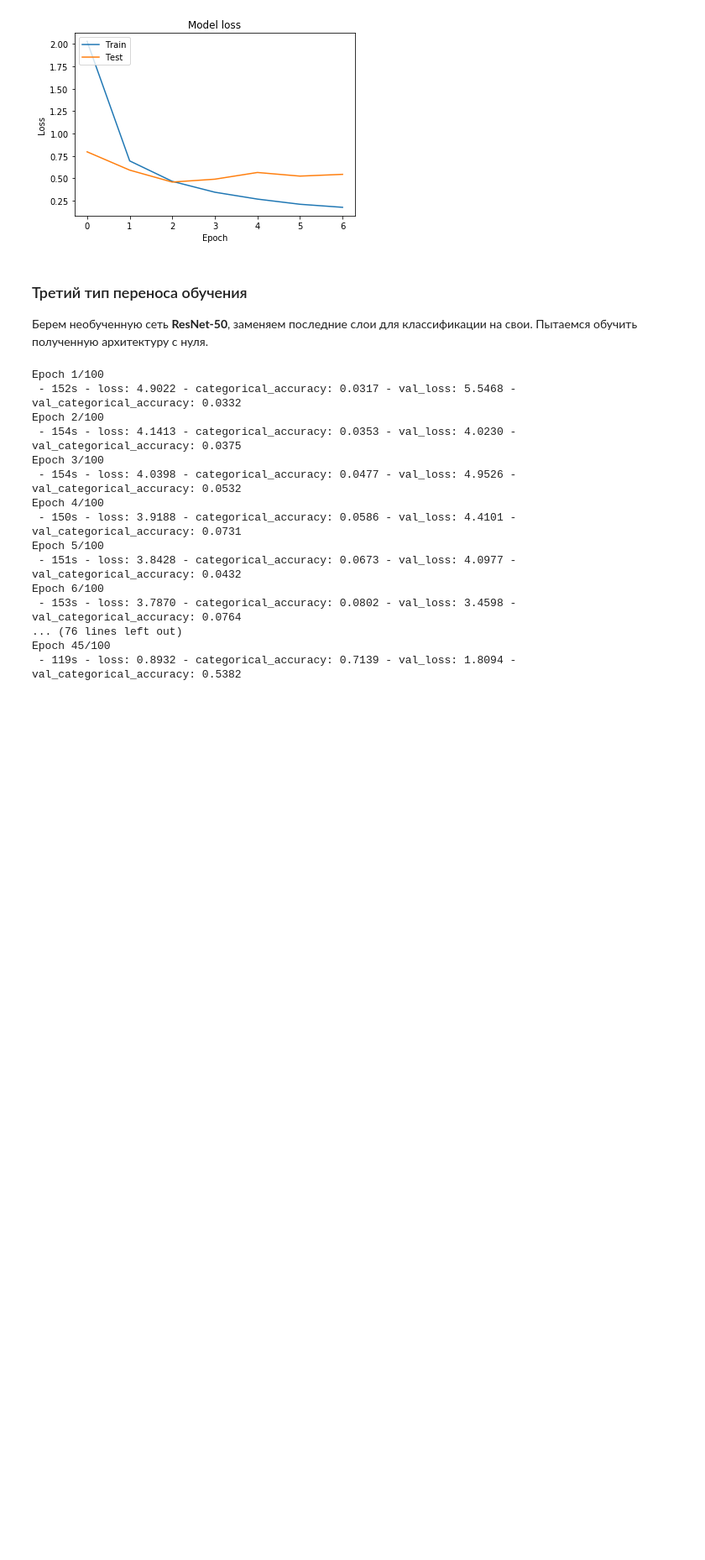
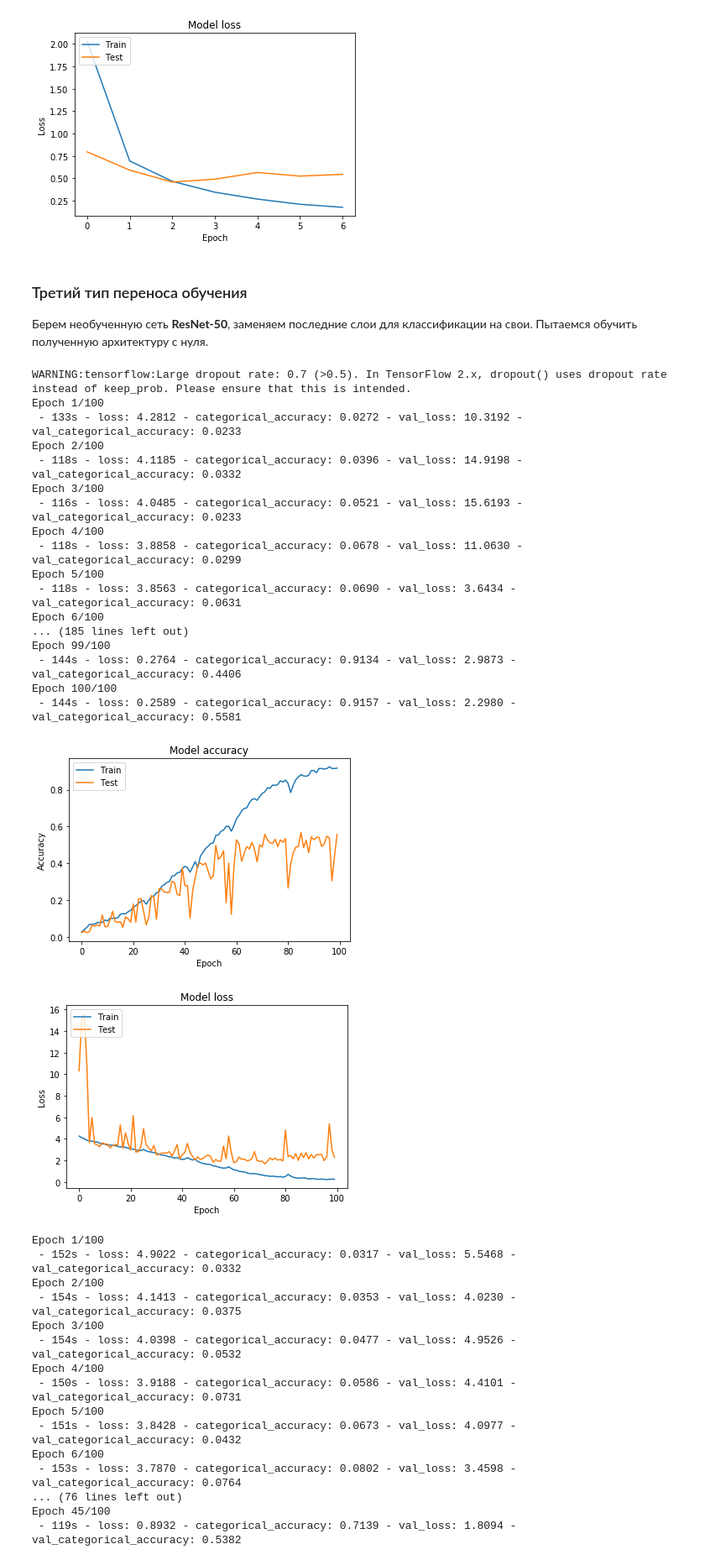
Before and after one commit to MikhailMurashov/deep_learning, a Jupyter notebook: transfer learning/main.ipynb, the cells around one changed output. Shown at 84% size. Saved outputs shown, nothing was run; the diff lists cells and outputs as text; code cells hidden in the pictures; blank space fills up the shorter version.

```diff
--- a/transfer learning/main.ipynb
+++ b/transfer learning/main.ipynb
@@ -310,6 +310,40 @@ Epoch 7/10
 ### Третий тип переноса обучения
 
 Берем необученную сеть **ResNet-50**, заменяем последние слои для классификации на свои. Пытаемся обучить полученную архитектуру с нуля.
+# %%
+model = get_model(weights=None, trainable=True, lr=0.001)
+
+history_3 = model.fit_generator(
+            generator=train_generator,
+            steps_per_epoch=train_generator.n // batch_size,
+            validation_data=val_generator,
+            validation_steps=val_generator.n // batch_size,
+            epochs=100,
+            verbose=2,
+#             callbacks=[EarlyStopping(patience=10)]
+)
+
+plot_history([history_3])
+# %% [output]
+WARNING:tensorflow:Large dropout rate: 0.7 (>0.5). In TensorFlow 2.x, dropout() uses dropout rate instead of keep_prob. Please ensure that this is intended.
+Epoch 1/100
+ - 133s - loss: 4.2812 - categorical_accuracy: 0.0272 - val_loss: 10.3192 - val_categorical_accuracy: 0.0233
+Epoch 2/100
+ - 118s - loss: 4.1185 - categorical_accuracy: 0.0396 - val_loss: 14.9198 - val_categorical_accuracy: 0.0332
+Epoch 3/100
+ - 116s - loss: 4.0485 - categorical_accuracy: 0.0521 - val_loss: 15.6193 - val_categorical_accuracy: 0.0233
+Epoch 4/100
+ - 118s - loss: 3.8858 - categorical_accuracy: 0.0678 - val_loss: 11.0630 - val_categorical_accuracy: 0.0299
+Epoch 5/100
+ - 118s - loss: 3.8563 - categorical_accuracy: 0.0690 - val_loss: 3.6434 - val_categorical_accuracy: 0.0631
+Epoch 6/100
+... (185 lines left out)
+Epoch 99/100
+ - 144s - loss: 0.2764 - categorical_accuracy: 0.9134 - val_loss: 2.9873 - val_categorical_accuracy: 0.4406
+Epoch 100/100
+ - 144s - loss: 0.2589 - categorical_accuracy: 0.9157 - val_loss: 2.2980 - val_categorical_accuracy: 0.5581
+[figure, added]
+[figure, added]
 # %%
 model = get_model(weights=None, trainable=True)
 
```
Also changed, not shown: parts of 5 cells of this notebook, 4 other files.
